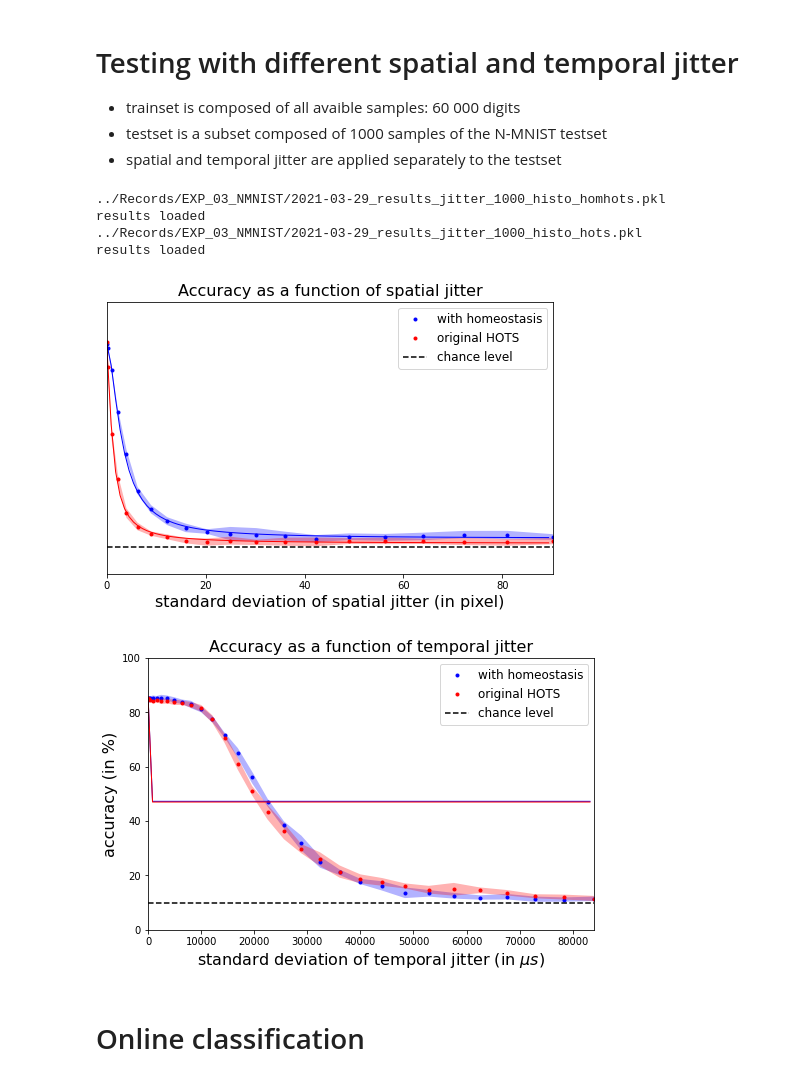
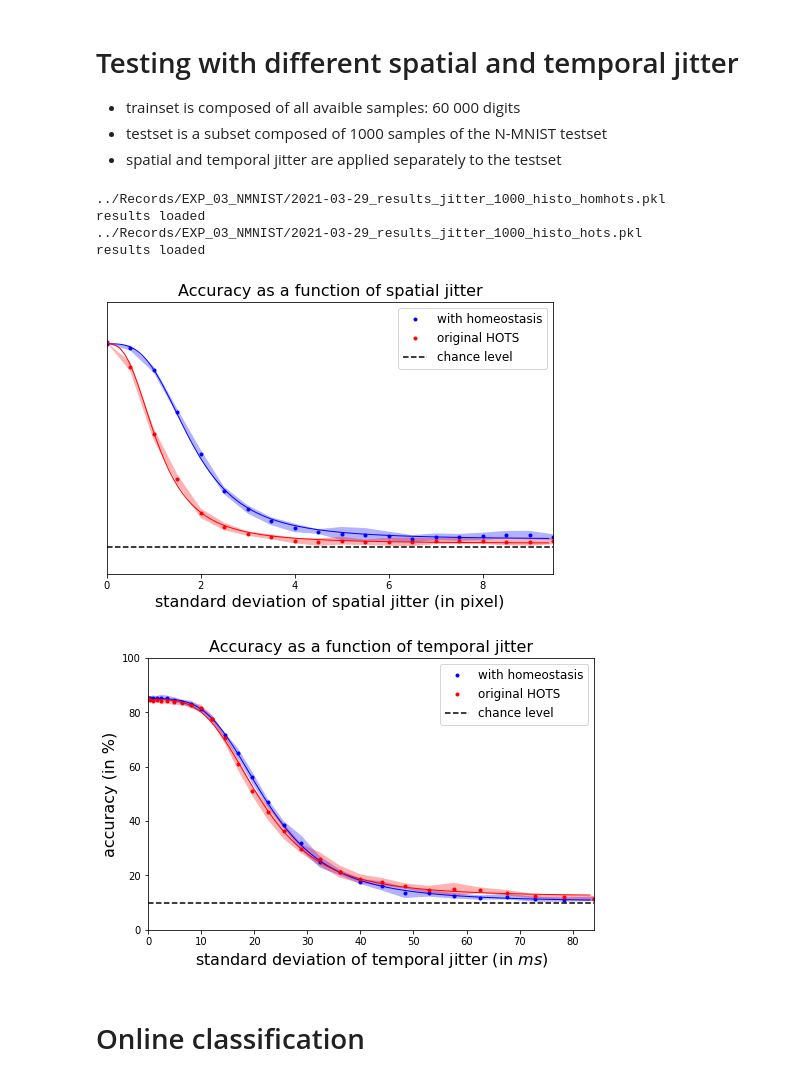
Before and after one commit to SpikeAI/HOTS, a Jupyter notebook: notebooks/RESULTS_03_NMNIST.ipynb, the cells around one changed output. Drawn from its saved outputs; the diff is of its cells as text; code cells hidden in the pictures.

Commit message:
temporal jitter figure

```diff
--- a/notebooks/RESULTS_03_NMNIST.ipynb
+++ b/notebooks/RESULTS_03_NMNIST.ipynb
@@ -137,8 +137,8 @@ Mean accuracy for homhots = 87.9% - std = 1.4000000000000001
 from scipy.stats import beta
 
 jit_s = np.arange(0,10,0.5)
-jit_t = np.arange(0,300,10)
-jit_s, jit_t = jit_s**2, jit_t**2
+jit_t = np.arange(0,100000,5000)
+jit_s = jit_s**2
 
 nb_trials = 10
 # %%
@@ -193,8 +193,7 @@ for name in ['homhots', 'hots']:
         with open(f_name, 'wb') as file:
             pickle.dump([score_t1, score_t12, jit_t, score_s1, score_s12, jit_s], file, pickle.HIGHEST_PROTOCOL)
 
-    #jit_t_plot, jit_s_plot = np.sqrt(jit_t), np.sqrt(jit_s)
-    jit_t_plot, jit_s_plot = jit_t, jit_s
+    jit_t_plot, jit_s_plot = jit_t/1e3, np.sqrt(jit_s)
 
     score_t12=score_t12[:9,:]
     score_s12=score_s12[:9,:]
@@ -239,12 +238,12 @@ for name in ['homhots', 'hots']:
     if name == 'hots':
         #param_T = [-1.9, 145, np.log(20*np.ones(1))]
         #param_S = [-2, 1, np.log(0.4*np.ones(1))]
-        param_T = [0.8, 140, 8, 0.1]
+        param_T = [0.7, 20, 4, 0.1]
         param_S = [0.8, 1, 3, 0.1]
     else:
         #param_T = [-1.9, 150, np.log(20*np.ones(1))]
         #param_S = [-1.9, 2, np.log(0.5*np.ones(1))]
-        param_T = [0.8, 150, 8, 0.1]
+        param_T = [0.8, 22, 4, 0.1]
         param_S = [0.8, 2, 2, 0.1]
     n = 513
     logistic_model_T, loss_T, fit_T = fit_jitter(param_T, jit_t_plot, np.array(score_stat12[1,:]), num_epochs=n, verbose=False)
@@ -293,36 +292,36 @@ for name in ['homhots', 'hots']:
         #    facecolor = 'cyan', edgecolor = None, alpha = .3)
 
         ax_t.plot(jit_t_plot, score_stat12[1,:]*100, '.',color='blue', label='with homeostasis')
         ax_t.plot(x_fit_T, fit_T.detach().numpy()*100, color='blue', lw=1)
         ax_t.fill_between(jit_t_plot,
             score_stat12[2,:]*100, score_stat12[0,:]*100,
             facecolor = 'blue', edgecolor = None, alpha = .3)
 
 chance_s = np.ones([len(jit_s_plot)])*10
 ax_s.plot(jit_s_plot,chance_s, 'k--', label='chance level')
 chance_t = np.ones([len(jit_t_plot)])*10
 ax_t.plot(jit_t_plot,chance_t, 'k--', label='chance level')
 ax_t.axis([0,max(jit_t_plot),0,100]);
-ax_t.set_xlabel('standard deviation of temporal jitter (in $\mu s$)', fontsize=16);
+ax_t.set_xlabel('standard deviation of temporal jitter (in $ms$)', fontsize=16);
 ax_t.set_ylabel('accuracy (in %)', fontsize=16);
 #ax_t.set_yticks([])
 ax_t.set_title('Accuracy as a function of temporal jitter', fontsize=16);
 ax_t.legend(fontsize=12);
 
 ax_s.axis([0,max(jit_s_plot),0,100]);
 ax_s.set_xlabel('standard deviation of spatial jitter (in pixel)', fontsize=16);
 #ax_s.set_ylabel('accuracy (in %)', fontsize=16);
 ax_s.set_yticks([])
 ax_s.set_title('Accuracy as a function of spatial jitter', fontsize=16);
 #plt.yticks([],[])
 ax_s.legend(fontsize=12);
 # %% [output]
 ../Records/EXP_03_NMNIST/2021-03-29_results_jitter_1000_histo_homhots.pkl
 results loaded
 ../Records/EXP_03_NMNIST/2021-03-29_results_jitter_1000_histo_hots.pkl
 results loaded
-[figure, old version]
+[figure, new version]
-[figure, old version]
+[figure, new version]
 # %%
 printfig(fig_s, 'spatial_jitter.pdf')
 printfig(fig_t, 'temporal_jitter.pdf')
```
